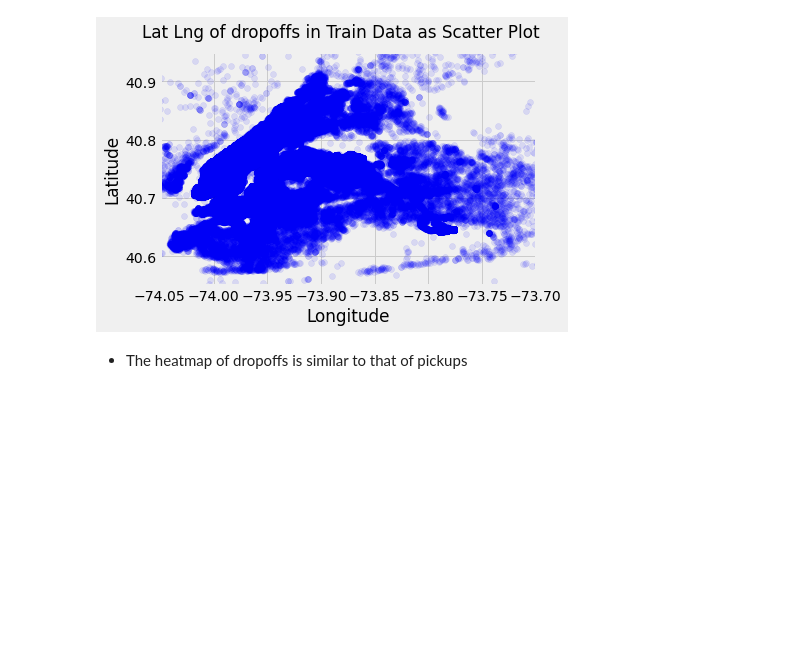
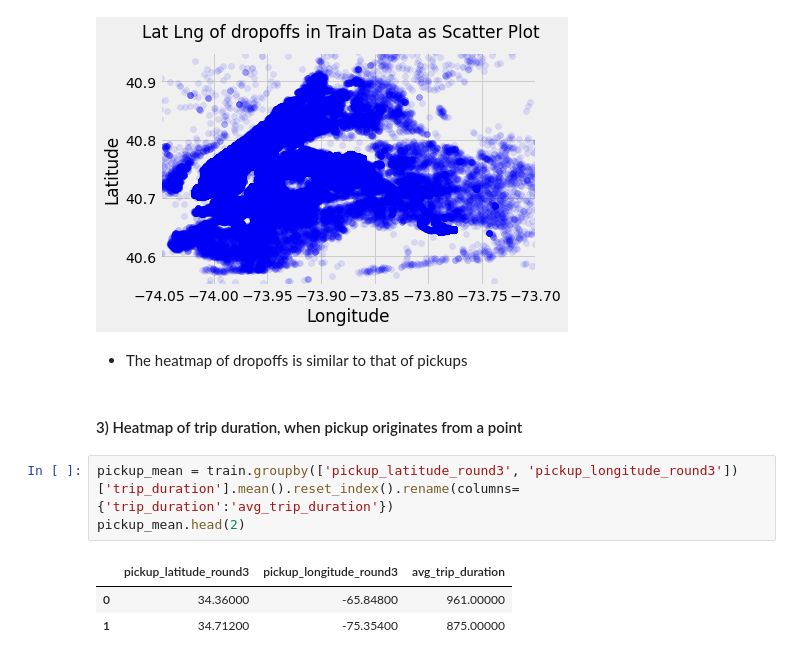
Before and after one commit to sam351/competitions, a Jupyter notebook: kaggle_NY-taxi/200603_NY-taxi_study-01_EDA.ipynb, the cells around one changed output. Saved outputs shown, nothing was run; the diff lists cells and outputs as text; blank space fills up the shorter version.

Commit message:
Modify 200603_NY-taxi_study-01_EDA.ipynb
- Add 3) Heatmap of trip duration by pickup point

```diff
--- a/kaggle_NY-taxi/200603_NY-taxi_study-01_EDA.ipynb
+++ b/kaggle_NY-taxi/200603_NY-taxi_study-01_EDA.ipynb
@@ -273,3 +273,12 @@ plt.show()
 [figure]
 # %% [markdown]
 - The heatmap of dropoffs is similar to that of pickups
+# %% [markdown]
+#### 3) Heatmap of trip duration, when pickup originates from a point
+# %%
+pickup_mean = train.groupby(['pickup_latitude_round3', 'pickup_longitude_round3'])['trip_duration'].mean().reset_index().rename(columns={'trip_duration':'avg_trip_duration'})
+pickup_mean.head(2)
+# %% [output]
+|  | pickup_latitude_round3 | pickup_longitude_round3 | avg_trip_duration |
+| 0 | 34.36000 | -65.84800 | 961.00000 |
+| 1 | 34.71200 | -75.35400 | 875.00000 |
```
Also changed, not shown: parts of 3 cells of this notebook.
